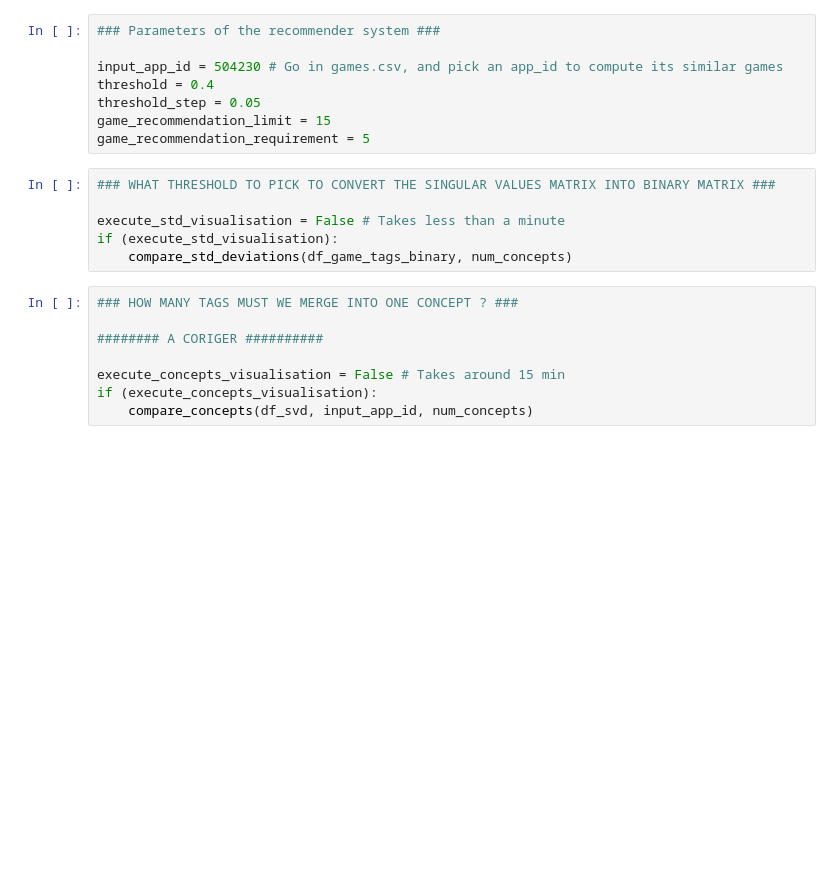
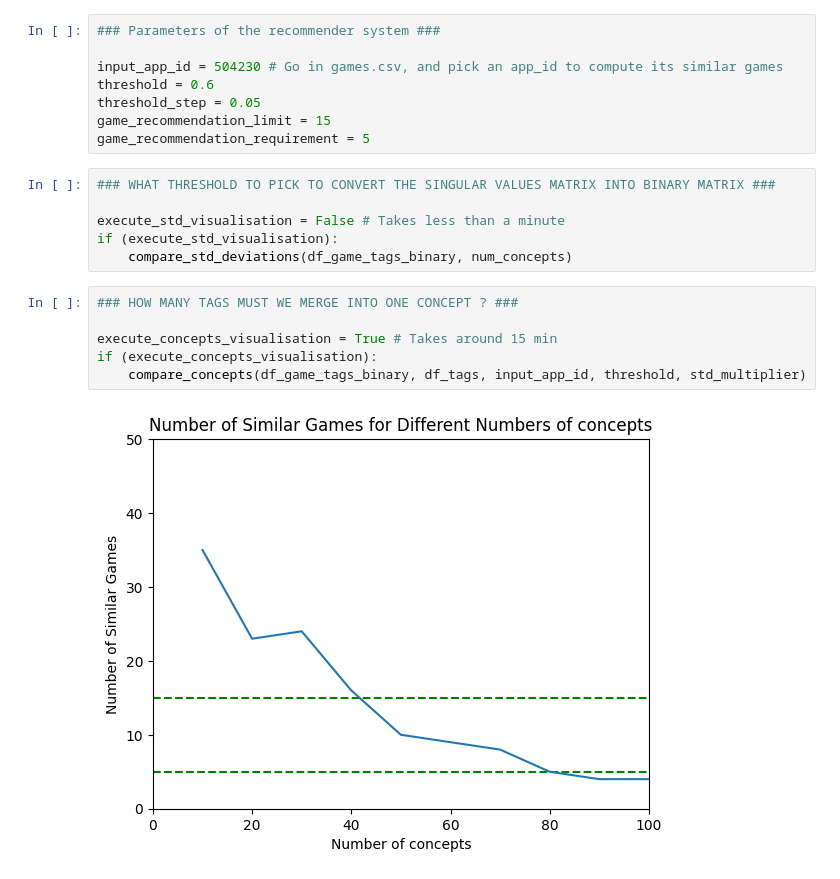
Before and after one commit to erdoganabaci/scalable_analytics_steam_project, a Jupyter notebook: steam.ipynb, the cells around one changed output. Drawn from its saved outputs; the diff is of its cells as text; blank space fills up the shorter version.

```diff
--- a/steam.ipynb
+++ b/steam.ipynb
@@ -351,7 +325,7 @@ Numbers of tags :
 ### Parameters of the recommender system ###
 
 input_app_id = 504230 # Go in games.csv, and pick an app_id to compute its similar games
-threshold = 0.4
+threshold = 0.6
 threshold_step = 0.05
 game_recommendation_limit = 15
 game_recommendation_requirement = 5
@@ -364,11 +338,11 @@ if (execute_std_visualisation):
 # %%
 ### HOW MANY TAGS MUST WE MERGE INTO ONE CONCEPT ? ###
 
-######## A CORIGER ##########
-
-execute_concepts_visualisation = False # Takes around 15 min
+execute_concepts_visualisation = True # Takes around 15 min
 if (execute_concepts_visualisation):
-    compare_concepts(df_svd, input_app_id, num_concepts)
+    compare_concepts(df_game_tags_binary, df_tags, input_app_id, threshold, std_multiplier)
+# %% [output]
+[figure, added]
 # %%
 ### WHAT IS THE CORRECT THRESHOLD WITH THESE PARAMETERS ? ###
 
```
Also changed, not shown: parts of 5 cells of this notebook.
